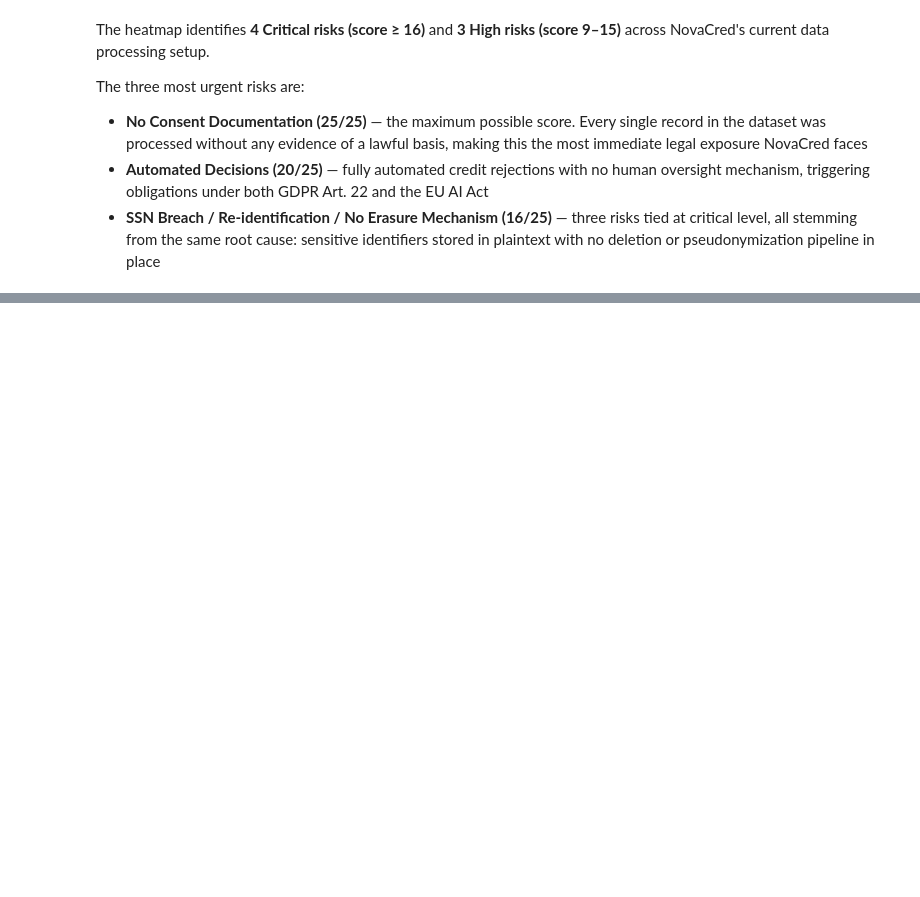
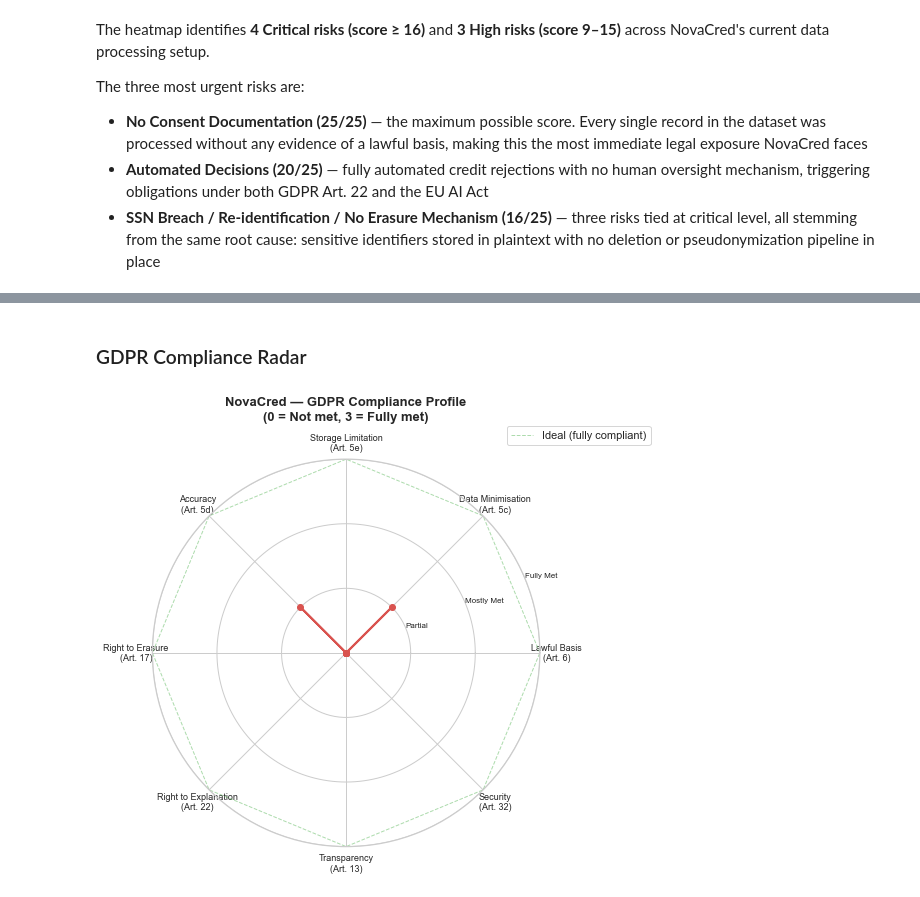
Before and after one commit to KaisergAlexander/dego-project-team4, a Jupyter notebook: notebooks/03_privacy_demo.ipynb, the cells around one changed output, grey strips where cells are left out. Cells and saved outputs as stored; diff of their text form; code cells hidden in the pictures; blank space fills up the shorter version.

```diff
--- a/notebooks/03_privacy_demo.ipynb
+++ b/notebooks/03_privacy_demo.ipynb
@@ -279,0 +689,44 @@ The three most urgent risks are:
+# %% [markdown]
+### GDPR Compliance Radar
+# %%
+# Score each GDPR principle 0–3: 0 = not met, 1 = partial, 2 = mostly met, 3 = fully met
+
+gdpr_dimensions = [
+    'Lawful Basis\n(Art. 6)',
+    'Data Minimisation\n(Art. 5c)',
+    'Storage Limitation\n(Art. 5e)',
+    'Accuracy\n(Art. 5d)',
+    'Right to Erasure\n(Art. 17)',
+    'Right to Explanation\n(Art. 22)',
+    'Transparency\n(Art. 13)',
+    'Security\n(Art. 32)',
+]
+gdpr_scores = [0, 1, 0, 1, 0, 0, 0, 0]  # Based on audit findings
+
+# Radar chart
+N = len(gdpr_dimensions)
+angles = [n / float(N) * 2 * np.pi for n in range(N)]
+angles += angles[:1]
+scores_plot = gdpr_scores + gdpr_scores[:1]
+
+fig, ax = plt.subplots(figsize=(8, 8), subplot_kw={'polar': True})
+ax.plot(angles, scores_plot, 'o-', linewidth=2, color='#d9534f')
+ax.fill(angles, scores_plot, alpha=0.25, color='#d9534f')
+
+# Add ideal (score = 3) reference
+ideal = [3] * N + [3]
+ax.plot(angles, ideal, '--', linewidth=1, color='#5cb85c', alpha=0.5, label='Ideal (fully compliant)')
+
+ax.set_xticks(angles[:-1])
+ax.set_xticklabels(gdpr_dimensions, size=9)
+ax.set_yticks([1, 2, 3])
+ax.set_yticklabels(['Partial', 'Mostly Met', 'Fully Met'], size=8)
+ax.set_ylim(0, 3)
+ax.set_title('NovaCred — GDPR Compliance Profile\n(0 = Not met, 3 = Fully met)',
+             fontsize=13, fontweight='bold', pad=20)
+ax.legend(loc='upper right', bbox_to_anchor=(1.3, 1.1))
+
+plt.tight_layout()
+plt.show()
+# %% [output]
+[figure, added]
```
Also changed, not shown: parts of 26 cells of this notebook.
